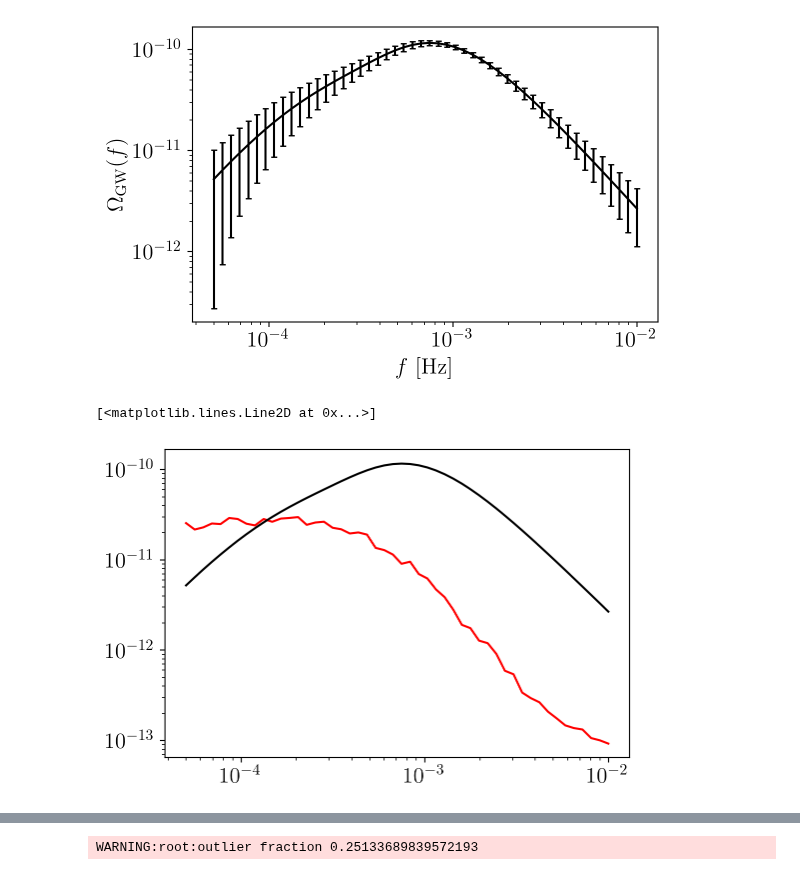
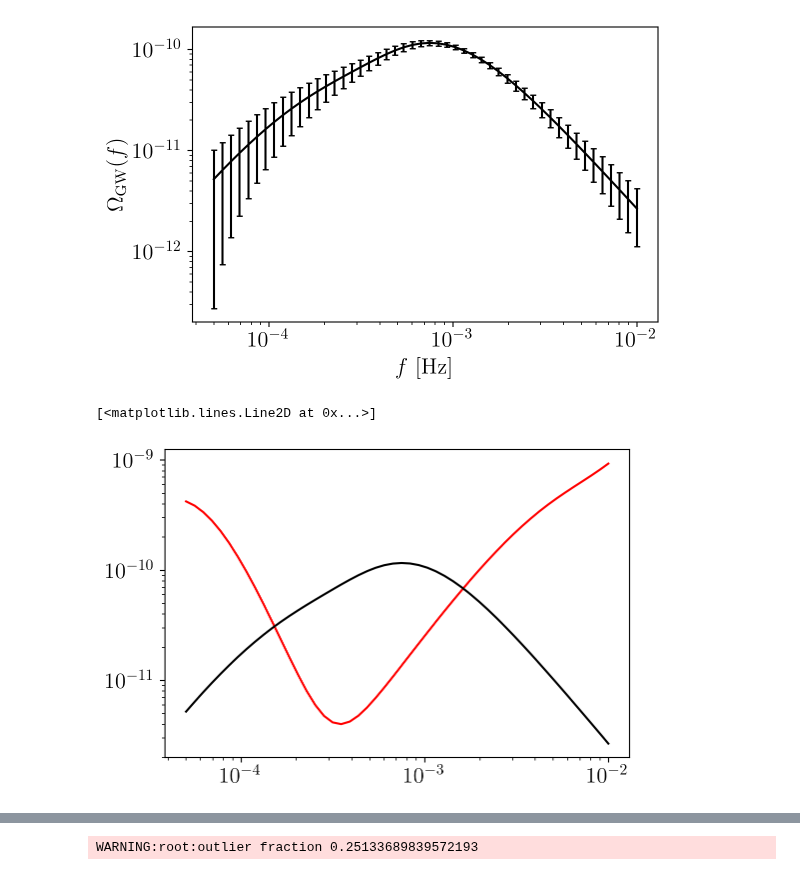
Before and after one commit to Ameek94/SIGW_Inverse, a Jupyter notebook: examples/bpl.ipynb, the cells around one changed output, grey strips where cells are left out. Saved outputs shown, nothing was run; the diff lists cells and outputs as text; code cells hidden in the pictures.

Commit message:
tests

```diff
--- a/examples/bpl.ipynb
+++ b/examples/bpl.ipynb
@@ -38,25 +38,25 @@ plt.tight_layout()
 # %%
 # set up the interpolator
 fac = 5
 pk_min, pk_max = np.array(min(frequencies)/fac), np.array(max(frequencies)*fac)
 p_arr = np.geomspace(pk_min, pk_max, 400)
 
 num_nodes = 5
 interpolator = Spline(k_min=pk_min, k_max= pk_max,sample_nodes=False,fixed_nodes=None,num_nodes=num_nodes)
 fixed_nodes = interpolator.fixed_nodes
 
 # currently using grid, could replace with SIGWFast
-omgw_calculator = OmegaGWGrid(omgw_karr=frequencies,pz_karr=p_arr)
-ys = np.random.uniform(-8,-6,num_nodes)
+omgw_calculator = SIGW_FAST(frequencies=frequencies,Use_Cpp=True) #OmegaGWGrid(omgw_karr=frequencies,pz_karr=p_arr)
+ys = np.random.uniform(-4,-2,num_nodes)
 pz_func = interpolator.interpolate(fixed_nodes,ys)
-omgw_test = omgw_calculator(pz_func,frequencies)
+omgw_test = omgw_calculator(pz_func,)
 
 plt.figure(figsize=(6,4))
 plt.loglog(frequencies, omgw_test, label='interpolated', color='r')
 plt.loglog(frequencies, Omegas, label='data', color='k')
 # %% [output]
 [<matplotlib.lines.Line2D at 0x...>]
-[figure, old version]
+[figure, new version]
 # %%
 # set up the log-likelihood and polychord settings
 
```
Also changed, not shown: parts of 3 cells of this notebook, 26 other files.
